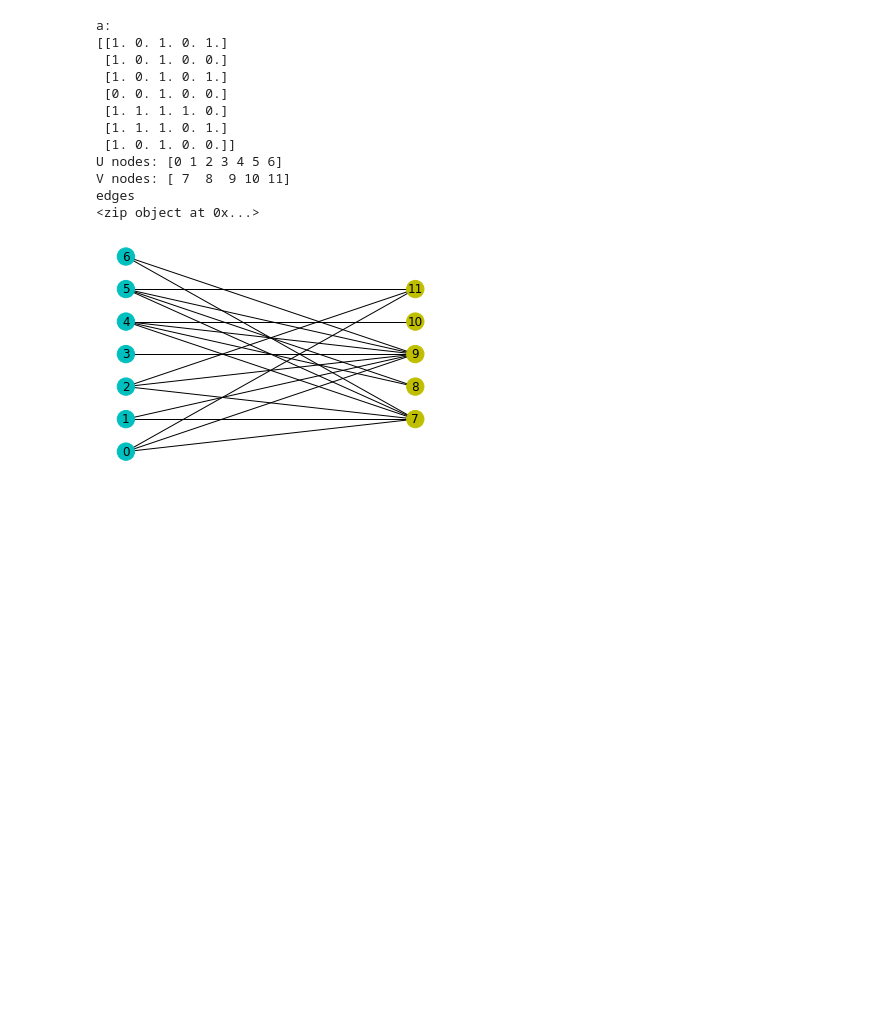
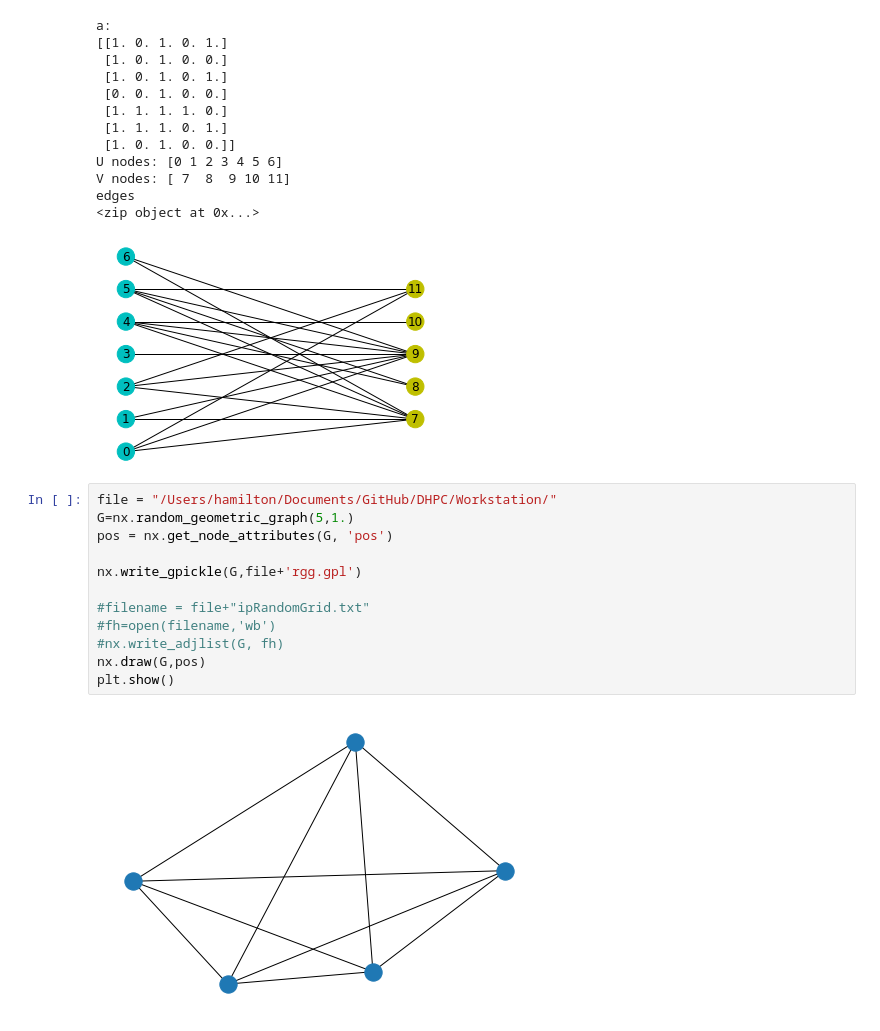
Before and after one commit to bosho86/DHPC, a Jupyter notebook: Workstation.ipynb, the cells around one changed output. Drawn from its saved outputs; the diff is of its cells as text; blank space fills up the shorter version.

```diff
--- a/Workstation.ipynb
+++ b/Workstation.ipynb
@@ -136,3 +198,17 @@ V nodes: [ 7  8  9 10 11]
 edges
 <zip object at 0x...>
 [figure]
+# %%
+file = "/Users/hamilton/Documents/GitHub/DHPC/Workstation/"
+G=nx.random_geometric_graph(5,1.)
+pos = nx.get_node_attributes(G, 'pos')
+
+nx.write_gpickle(G,file+'rgg.gpl')
+
+#filename = file+"ipRandomGrid.txt"
+#fh=open(filename,'wb')
+#nx.write_adjlist(G, fh)
+nx.draw(G,pos)
+plt.show()
+# %% [output]
+[figure, added]
```
Also changed, not shown: parts of 7 cells of this notebook, 34 other files.
